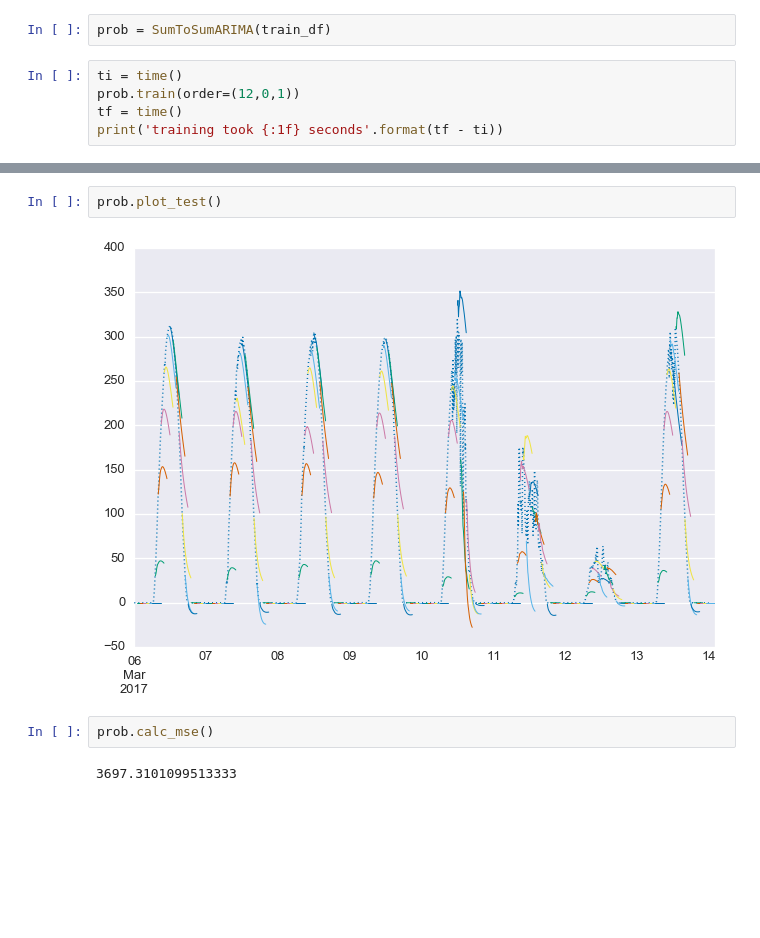
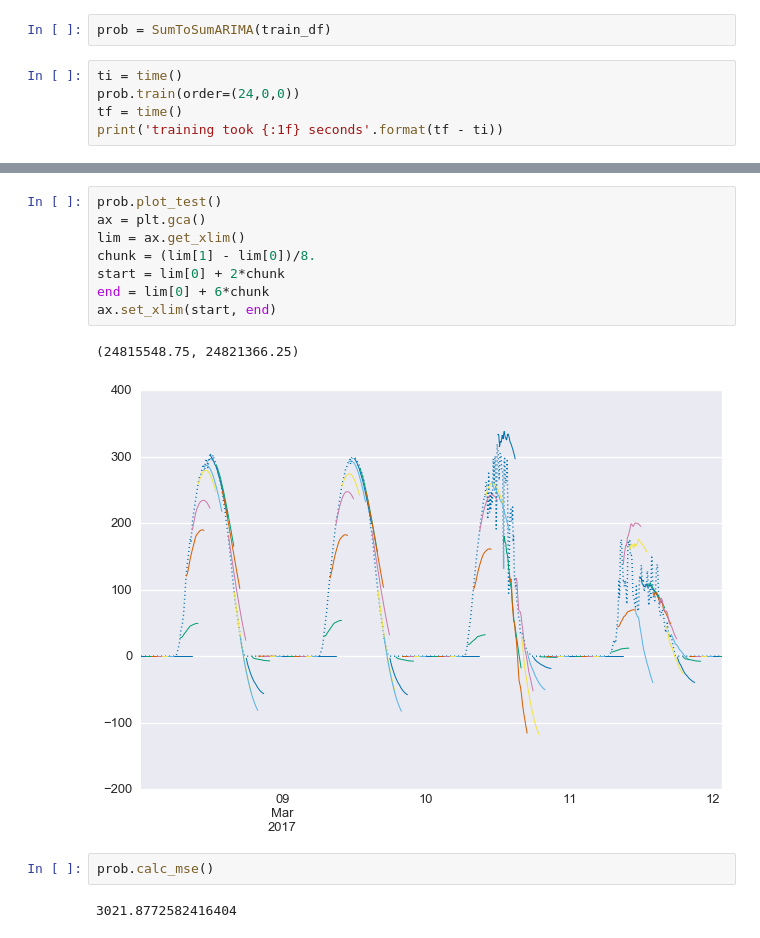
Before and after one commit to bmeyers/SolarForecasting, a Jupyter notebook: ARIMA_ErrorAnalysis.ipynb, the cells around one changed output, grey strips where cells are left out. Cells and saved outputs as stored; diff of their text form; blank space fills up the shorter version.

```diff
--- a/ARIMA_ErrorAnalysis.ipynb
+++ b/ARIMA_ErrorAnalysis.ipynb
@@ -16,7 +16,7 @@ test_df = make_small_dev(df)
 prob = SumToSumARIMA(train_df)
 # %%
 ti = time()
-prob.train(order=(12,0,1))
+prob.train(order=(24,0,0))
 tf = time()
 print('training took {:1f} seconds'.format(tf - ti))
 # %% [output]
@@ -31,8 +31,15 @@ testing took 11.847307 seconds
-# %%
-prob.plot_test()
-# %% [output]
-[figure, removed]
+# %%
+prob.plot_test()
+ax = plt.gca()
+lim = ax.get_xlim()
+chunk = (lim[1] - lim[0])/8.
+start = lim[0] + 2*chunk
+end = lim[0] + 6*chunk
+ax.set_xlim(start, end)
+# %% [output]
+(24815548.75, 24821366.25)
+[figure, added]
 # %%
 prob.calc_mse()
 # %% [output]
-3697.3101099513333
+3021.8772582416404
```
Also changed, not shown: parts of 2 cells of this notebook, 4 other files.
